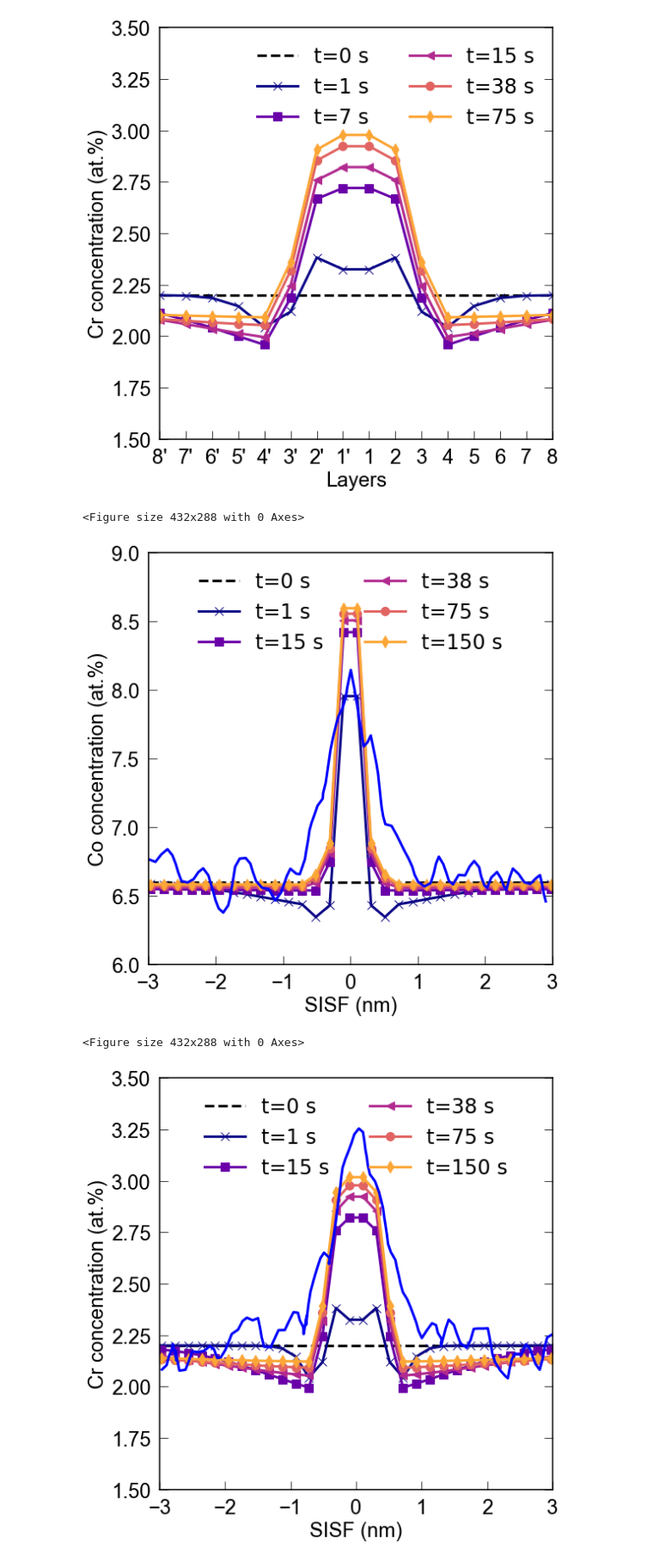
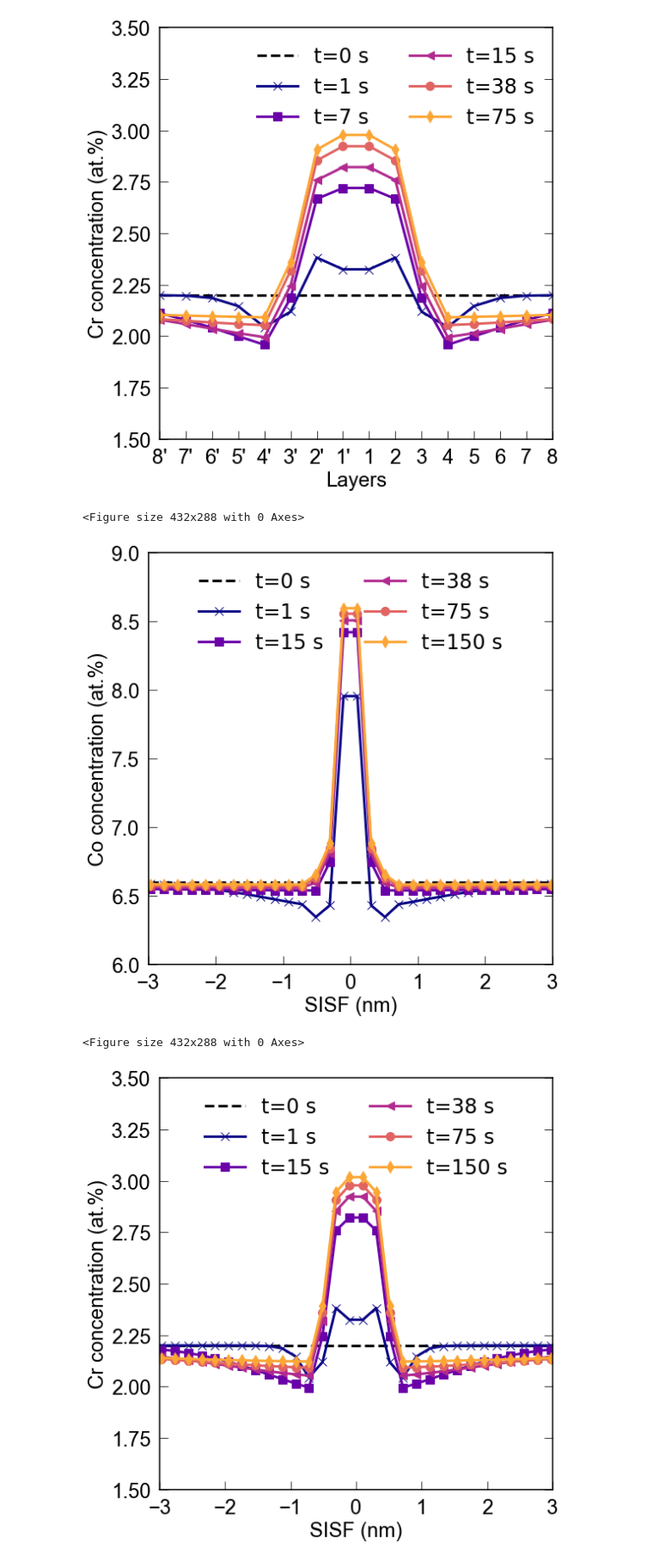
Before and after one commit to Dongsheng-Wen/Segregation_kinetics, a Jupyter notebook: notebooks/Pseudoquaternary_CMSX4.ipynb, the cells around one changed output. Shown: that part at 86% size. Saved outputs shown, nothing was run; the diff lists cells and outputs as text; code cells hidden in the pictures.

```diff
--- a/notebooks/Pseudoquaternary_CMSX4.ipynb
+++ b/notebooks/Pseudoquaternary_CMSX4.ipynb
@@ -454,7 +173,7 @@ Lg_NiCo_Al = -3/2*G_Ni3Al - 3/2*G_Co3Al + 3/2*G_CoNi2Al + 3/2*G_Co2NiAl
 
 Lg_Ni_AlCr = Lg_Co_AlCr = Lg_AlCr
 # %%
-system = ternary_seg_profile(D0_Co,Q_Co, # 1d array, same length as nd
+system = CMSX4_seg_profile(D0_Co,Q_Co, # 1d array, same length as nd
                 E_seg_list_Co,# 1d array, same length as nd
                 D0_Cr,Q_Cr, # 1d array, same length as nd
 
@@ -700,7 +421,7 @@ for i in [50,1000,2500,5000,10000]:
              label=f't={int(np.round(t[i]))} s')
     m_i +=1
 
-ax1.plot(exp_data_Co.x-0.1,exp_data_Co.y,ls='-',lw=3,color='b',)
+#ax1.plot(exp_data_Co.x-0.1,exp_data_Co.y,ls='-',lw=3,color='b',)
 #ax1.set_xticks([x+0.5 for x in np.arange(-8,8)])
 
 
@@ -723,7 +444,7 @@ plt.tight_layout()
 #f.savefig('./plots/CMSX4_SISF_Co_seg_vs_layers.pdf')
 # %% [output]
 <Figure size 432x288 with 0 Axes>
-[figure, old version]
+[figure, new version]
 # %%
 plt.draw()
 f = plt.figure(figsize=(8,8))
@@ -759,32 +480,32 @@ for i in [0]:
 for i in [50,1000,2500,5000,10000]:
     X_of_layers = np.hstack([system.X_layers_Cr_vs_t[i][::-1],system.X_layers_Cr_vs_t[i]])*100
     layers = np.arange(nd)+0.5
 
     n_layers = np.hstack([-layers[::-1],layers])*0.205
 
     ax1.plot(n_layers,X_of_layers,marker=markers[m_i],color=CB_color_cycle[m_i],lw=3,markersize=10,
              label=f't={int(np.round(t[i]))} s')
     m_i +=1
 
 
-ax1.plot(exp_data_Cr.x,exp_data_Cr.y,ls='-',lw=3,color='b')
+#ax1.plot(exp_data_Cr.x,exp_data_Cr.y,ls='-',lw=3,color='b')
 #ax1.set_xticks([x+0.5 for x in np.arange(-8,8)])
 #labellist = [x for x in range(1,9)]
 
 #ax1.set_xticklabels([str(x)+'\'' for x in labellist[::-1]]+labellist,fontsize=24)
 
 ax1.tick_params(direction='in',axis='both',length=10,right=True,pad=10)
 for labelx1 in (ax1.get_xticklabels()):
     labelx1.set_fontproperties(ticks_font)
 
 for labely1 in (ax1.get_yticklabels()):
     labely1.set_fontproperties(ticks_font)
 
 ax1.set_xlabel('SISF (nm)',fontproperties=ticks_font)
 ax1.legend(fontsize=24,frameon=False,ncol=2,loc='upper center')
 ax1.set_ylabel('Cr concentration (at.%)',fontproperties=ticks_font)
 plt.tight_layout()
 #f.savefig('./plots/CMSX4_SISF_Cr_seg_vs_layers.pdf')
 # %% [output]
 <Figure size 432x288 with 0 Axes>
-[figure, old version]
+[figure, new version]
```
Also changed, not shown: parts of 7 cells of this notebook, 5 other files.
